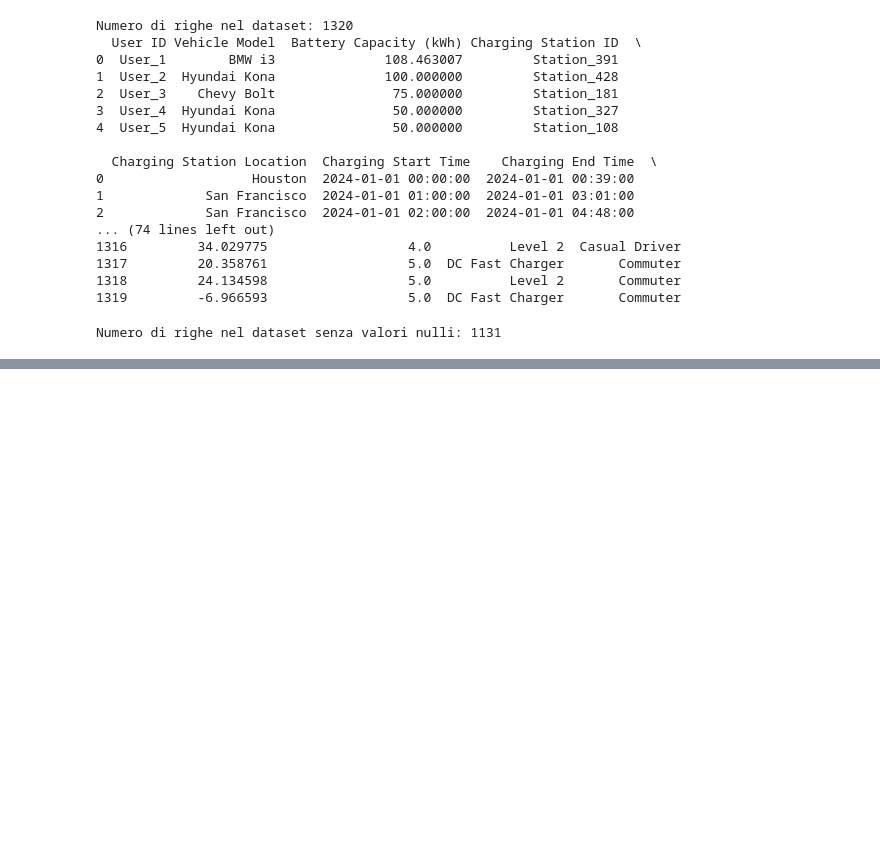
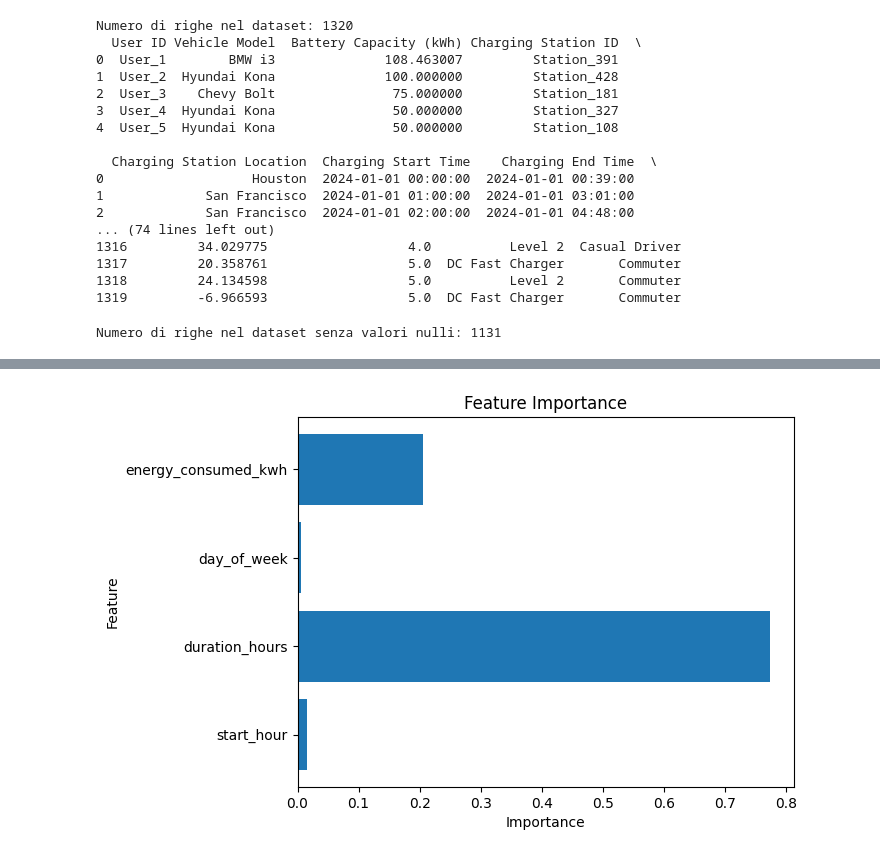
Before and after one commit to diegosantarelli/Data_science_2024, a Jupyter notebook: DS_Python/charging_patterns.ipynb, the cells around one changed output, grey strips where cells are left out. Cells and saved outputs as stored; diff of their text form; code cells hidden in the pictures; blank space fills up the shorter version.

```diff
--- a/DS_Python/charging_patterns.ipynb
+++ b/DS_Python/charging_patterns.ipynb
@@ -100,0 +212,10 @@ Dataset pulito e salvato in: cleaned_ev_charging_patterns.csv
+# %%
+# Importanza delle feature
+importances = model.feature_importances_
+plt.barh(features, importances)
+plt.xlabel('Importance')
+plt.ylabel('Feature')
+plt.title('Feature Importance')
+plt.show()
+# %% [output]
+[figure, added]
```
Also changed, not shown: parts of 8 cells of this notebook, 1 other file.
